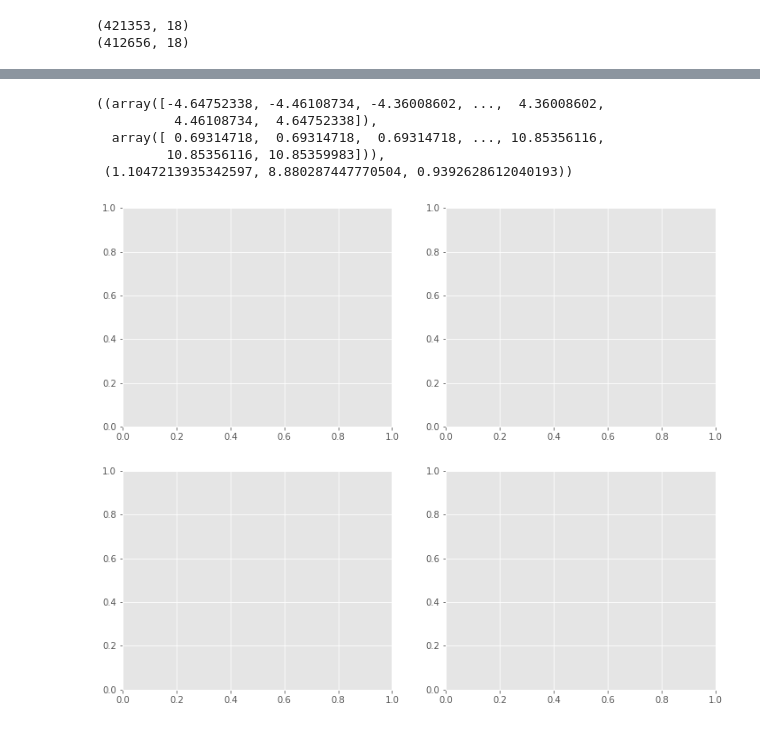
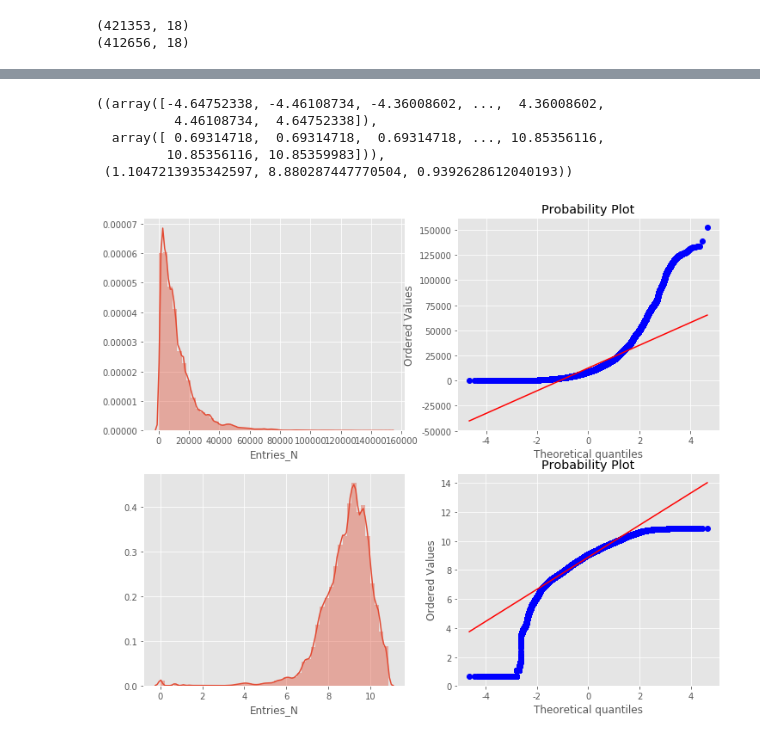
Before and after one commit to MinHyuckChoi/Subway-Project, a Jupyter notebook: Subway_Project.ipynb, the cells around one changed output, grey strips where cells are left out. Cells and saved outputs as stored; diff of their text form; code cells hidden in the pictures.

```diff
--- a/Subway_Project.ipynb
+++ b/Subway_Project.ipynb
@@ -427,17 +405,17 @@ axes[1][1].set(xlabel='dayofweek',ylabel='Entries_N',title="Entries per dayofwee
 # %%
 #Entries_N값의 데이터 분포도를 파악
 
-figure, axex = plt.subplots(ncols=2, nrows=2)
+figure, axes = plt.subplots(ncols=2, nrows=2)
 figure.set_size_inches(12, 10)
 
 sns.distplot(total_subway_weather["Entries_N"], ax=axes[0][0])
 stats.probplot(total_subway_weather["Entries_N"], dist='norm', fit=True, plot=axes[0][1])
 sns.distplot(np.log(nooutliers["Entries_N"]), ax=axes[1][0])
 stats.probplot(np.log1p(nooutliers["Entries_N"]), dist='norm', fit=True, plot=axes[1][1])
 # %% [output]
 ((array([-4.64752338, -4.46108734, -4.36008602, ...,  4.36008602,
           4.46108734,  4.64752338]),
   array([ 0.69314718,  0.69314718,  0.69314718, ..., 10.85356116,
          10.85356116, 10.85359983])),
  (1.1047213935342597, 8.880287447770504, 0.9392628612040193))
-[figure, old version]
+[figure, new version]
```
Also changed, not shown: parts of 5 cells of this notebook.
